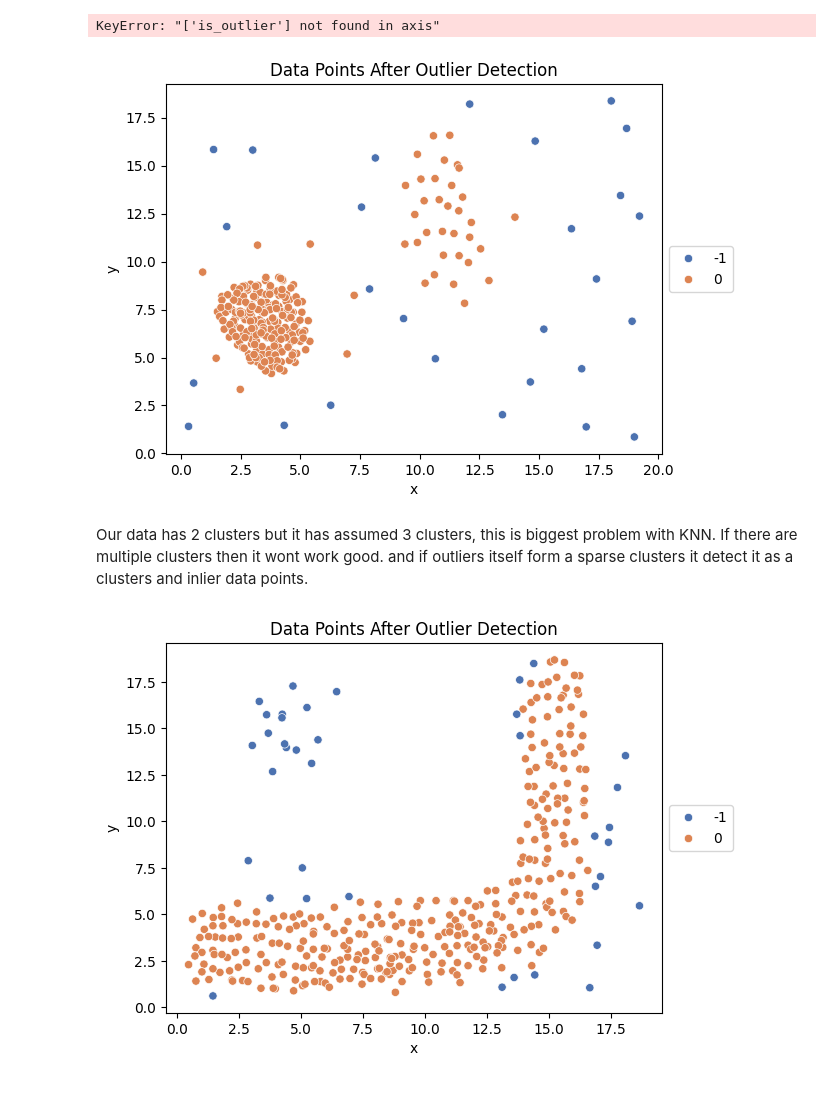
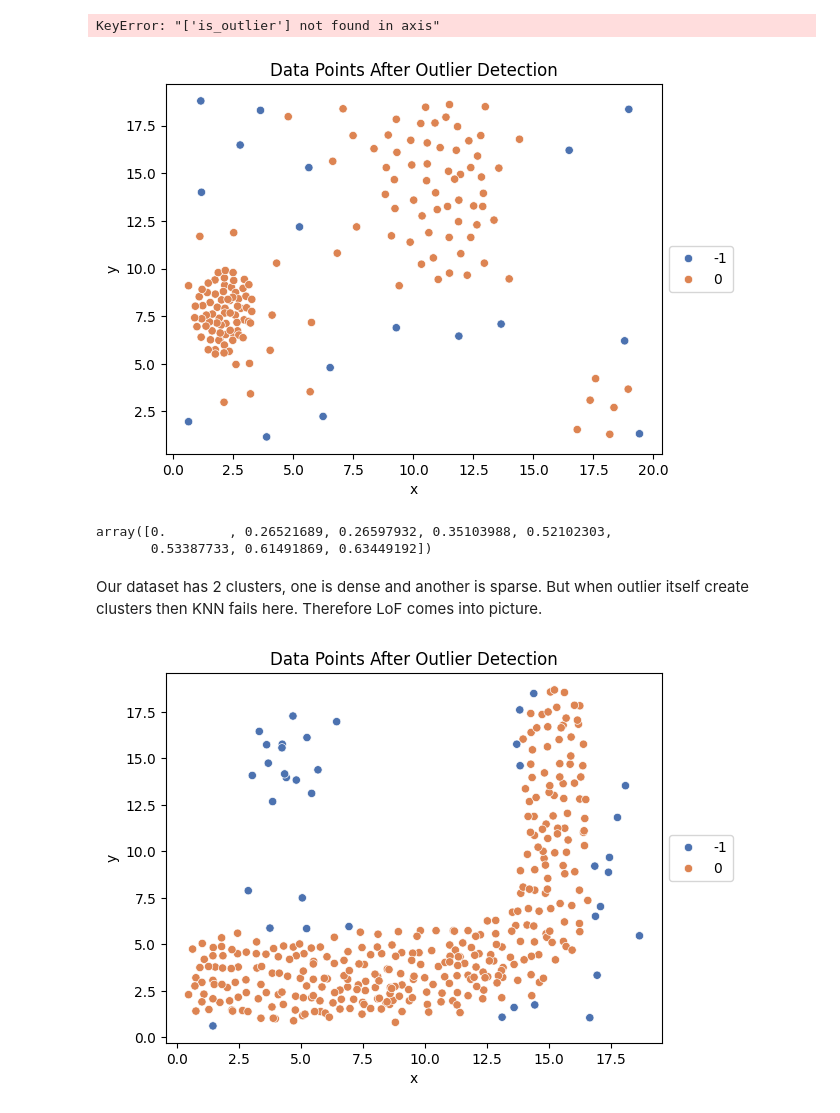
Before and after one commit to ronylpatil/data-preprocessing, a Jupyter notebook: notebooks/outliers_handling.ipynb, the cells around one changed output. Cells and saved outputs as stored; diff of their text form; code cells hidden in the pictures.

```diff
--- a/notebooks/outliers_handling.ipynb
+++ b/notebooks/outliers_handling.ipynb
@@ -388,35 +394,44 @@ KeyError: "['is_outlier'] not found in axis"
 # %%
 from sklearn.neighbors import NearestNeighbors
 
-df = pd.read_csv(pathlib.Path().resolve().parent.as_posix() + '/data/raw/sample3.csv')
+df = pd.read_csv(pathlib.Path().resolve().parent.as_posix() + '/data/raw/sample2.csv')
 X = df.loc[:, ['x', 'y']]
+# KNN include the point itself as its neighbor like when k=5 means 4 neighbor and 1 the datapoint itself therefore in indices first element is index of self, similar
+# in distance first distance will always be 0 because distance to itself will always 0.
 nbrs = NearestNeighbors(n_neighbors=8).fit(X)
 distances, indices = nbrs.kneighbors(X)
 
 # Calculate the outlier score (mean of distance)
 outlier_scores = np.mean(distances, axis=1)
 # outlier_scores = np.mean(distance[:, 1:], axis=1)
 
 # Determine a threshold
+# this threshold will help us to control the no. of outliers we want to extract from data
 threshold = np.percentile(outlier_scores, 90)  # using the 95th percentile as the threshold
 
 # Identify outliers
 outlier_indices = np.where(outlier_scores > threshold)[0]
 outliers = X.iloc[outlier_indices]
 
 X['is_outlier'] = 0
 X.loc[outlier_indices, 'is_outlier'] = -1
 
 
 # Plot the data after outlier detection
 sns.scatterplot(x=X['x'], y=X['y'], palette='deep', hue=X['is_outlier'])
 plt.title('Data Points After Outlier Detection')
 plt.legend(loc = 'center left', bbox_to_anchor = (1, 0.5))
 plt.show()
 # %% [output]
-[figure, old version]
+[figure, new version]
-# %% [markdown]
-Our data has 2 clusters but it has assumed 3 clusters, this is biggest problem with KNN. If there are multiple clusters then it wont work good. and if outliers itself form a sparse clusters it detect it as a clusters and inlier data points.
+# %%
+# indices[0]
+distances[0]
+# %% [output]
+array([0.        , 0.26521689, 0.26597932, 0.35103988, 0.52102303,
+       0.53387733, 0.61491869, 0.63449192])
+# %% [markdown]
+Our dataset has 2 clusters, one is dense and another is sparse. But when outlier itself create clusters then KNN fails here. Therefore LoF comes into picture.
 # %%
 sample3 = pd.read_csv(pathlib.Path().resolve().parent.as_posix() + '/data/raw/sample1.csv')
 X = sample3.iloc[:, [0,1]]
```
Also changed, not shown: parts of 8 cells of this notebook.
